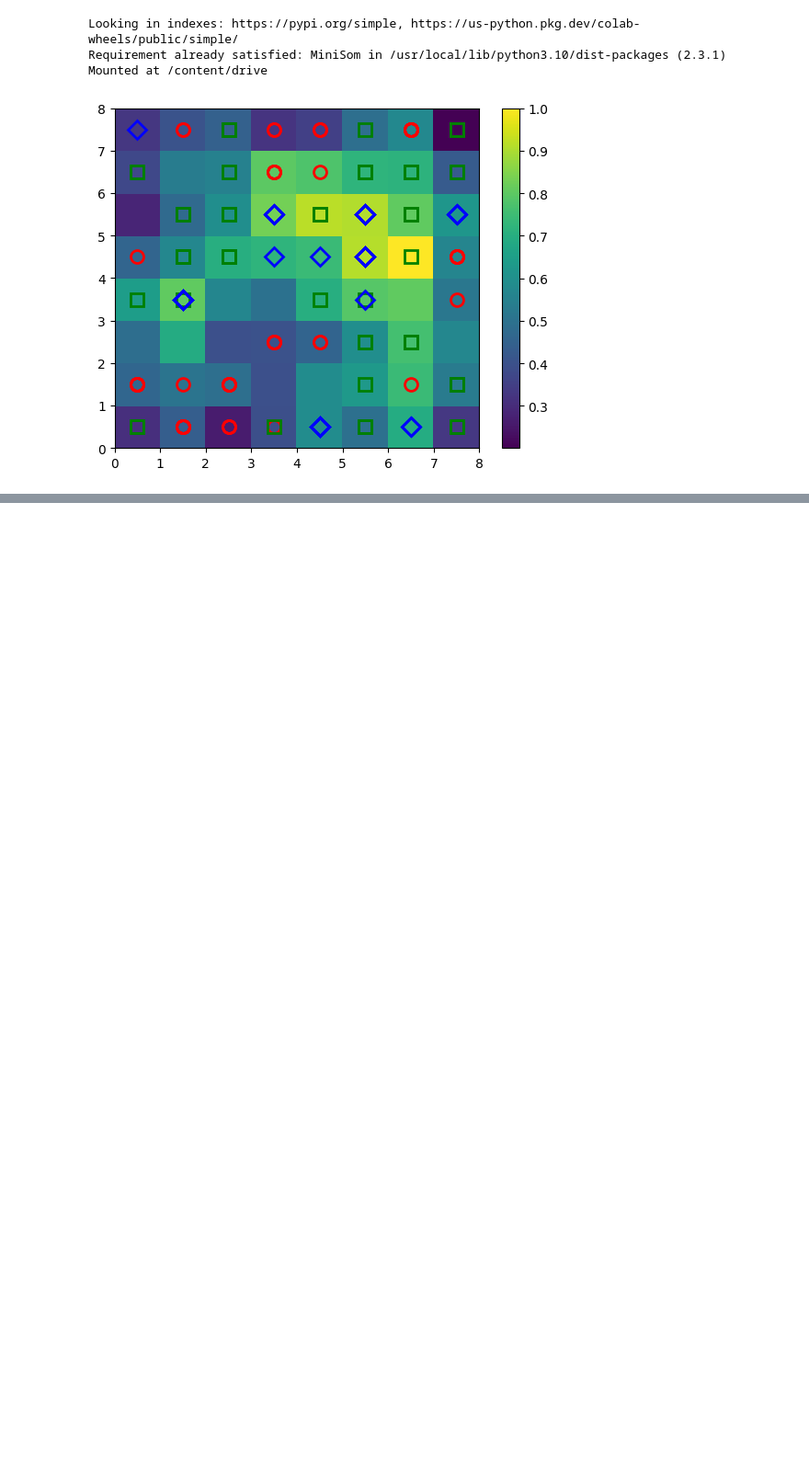
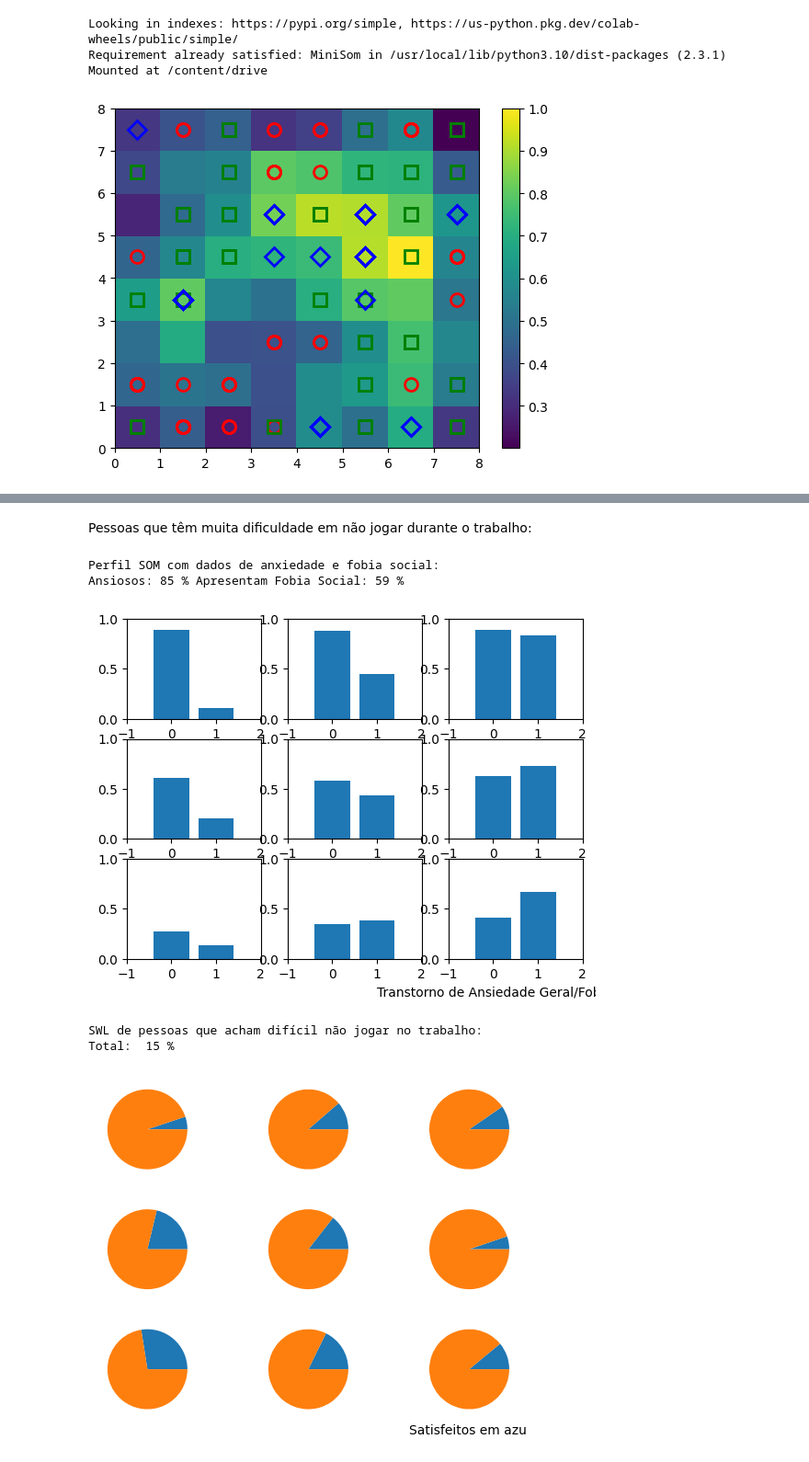
Before and after one commit to Fabkres/ArtificialIntelligence, a Jupyter notebook: Rede_SOM.ipynb, the cells around one changed output, grey strips where cells are left out. Shown: that part at 92% size. Cells and saved outputs as stored; diff of their text form; code cells hidden in the pictures; blank space fills up the shorter version.

```diff
--- a/Rede_SOM.ipynb
+++ b/Rede_SOM.ipynb
@@ -253,0 +538,17 @@ for i, x in enumerate(X):
+# %% [markdown]
+Pessoas que têm muita dificuldade em não jogar durante o trabalho:
+# %%
+print('Perfil SOM com dados de anxiedade e fobia social:')
+print("Ansiosos:",gadPercent(hardGAD),"%","Apresentam Fobia Social:",spinPercent(hardSPIN),"%")
+mostraPesos(somHD.get_weights(), col, 3,3 )
+print('SWL de pessoas que acham difícil não jogar no trabalho:')
+hardP = swlPercent(hardSWL)
+print("Total: ",hardP,"%")
+plotSatisfactionProfiles(MhardT, MhardS)
+# %% [output]
+Perfil SOM com dados de anxiedade e fobia social:
+Ansiosos: 85 % Apresentam Fobia Social: 59 %
+[figure, added]
+SWL de pessoas que acham difícil não jogar no trabalho:
+Total:  15 %
+[figure, added]
```
Also changed, not shown: parts of 63 cells of this notebook.
